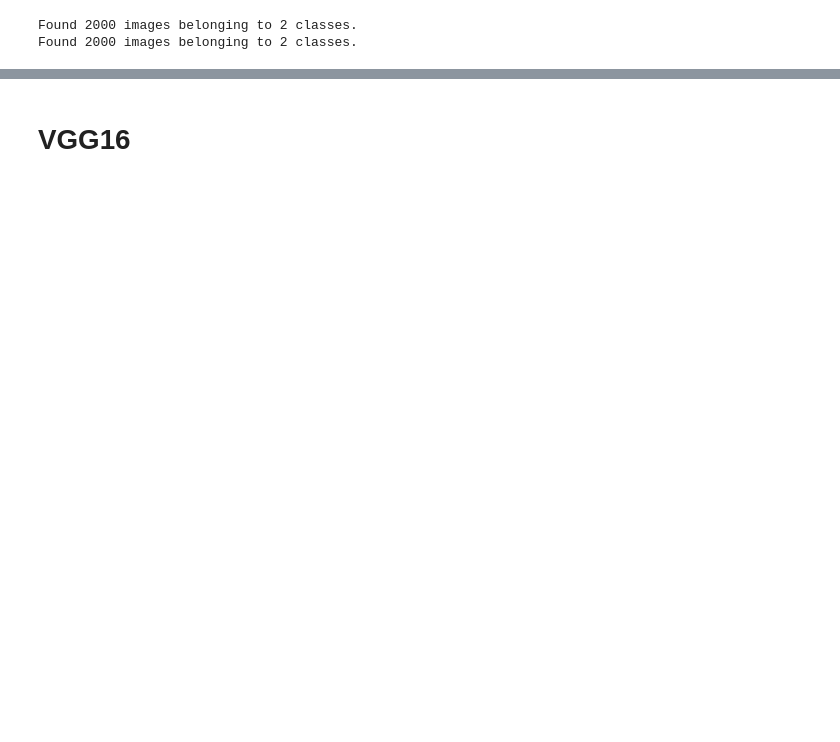
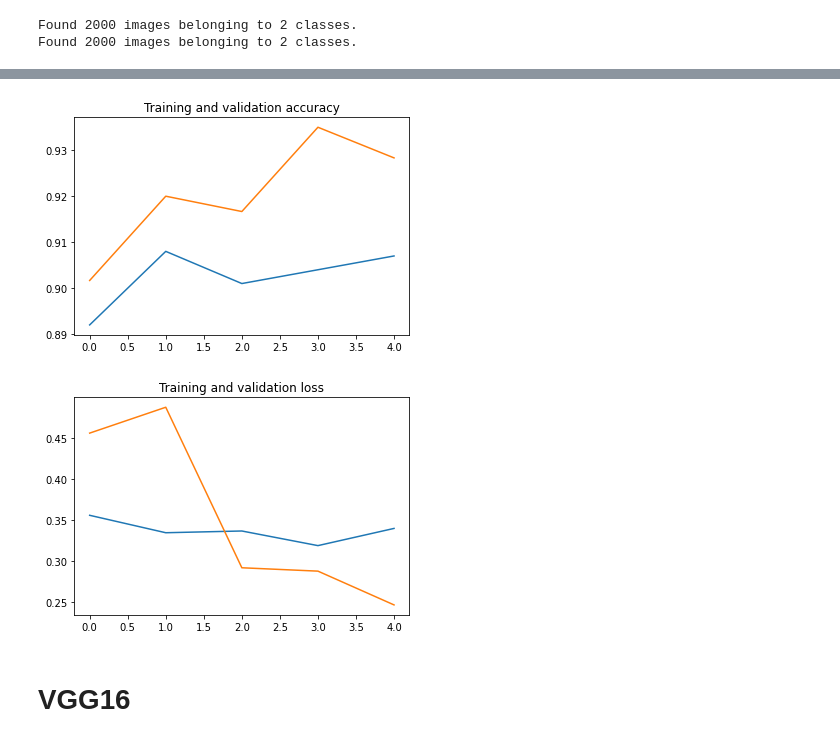
Before and after one commit to Dormanus/car_vs_flower, a Jupyter notebook: tp_car_vs_flower_Castello_Toguen_Khimoud.ipynb, the cells around one changed output, grey strips where cells are left out. Cells and saved outputs as stored; diff of their text form; code cells hidden in the pictures; blank space fills up the shorter version.

```diff
--- a/tp_car_vs_flower_Castello_Toguen_Khimoud.ipynb
+++ b/tp_car_vs_flower_Castello_Toguen_Khimoud.ipynb
@@ -224,3 +277,8 @@ diagnostic_learning_curves(history)
+# %%
+diagnostic_learning_curves(history_relu)
+# %% [output]
+[figure, added]
+[figure, added]
 # %% [markdown]
 # VGG16
 # %%
```
Also changed, not shown: parts of 20 cells of this notebook.
